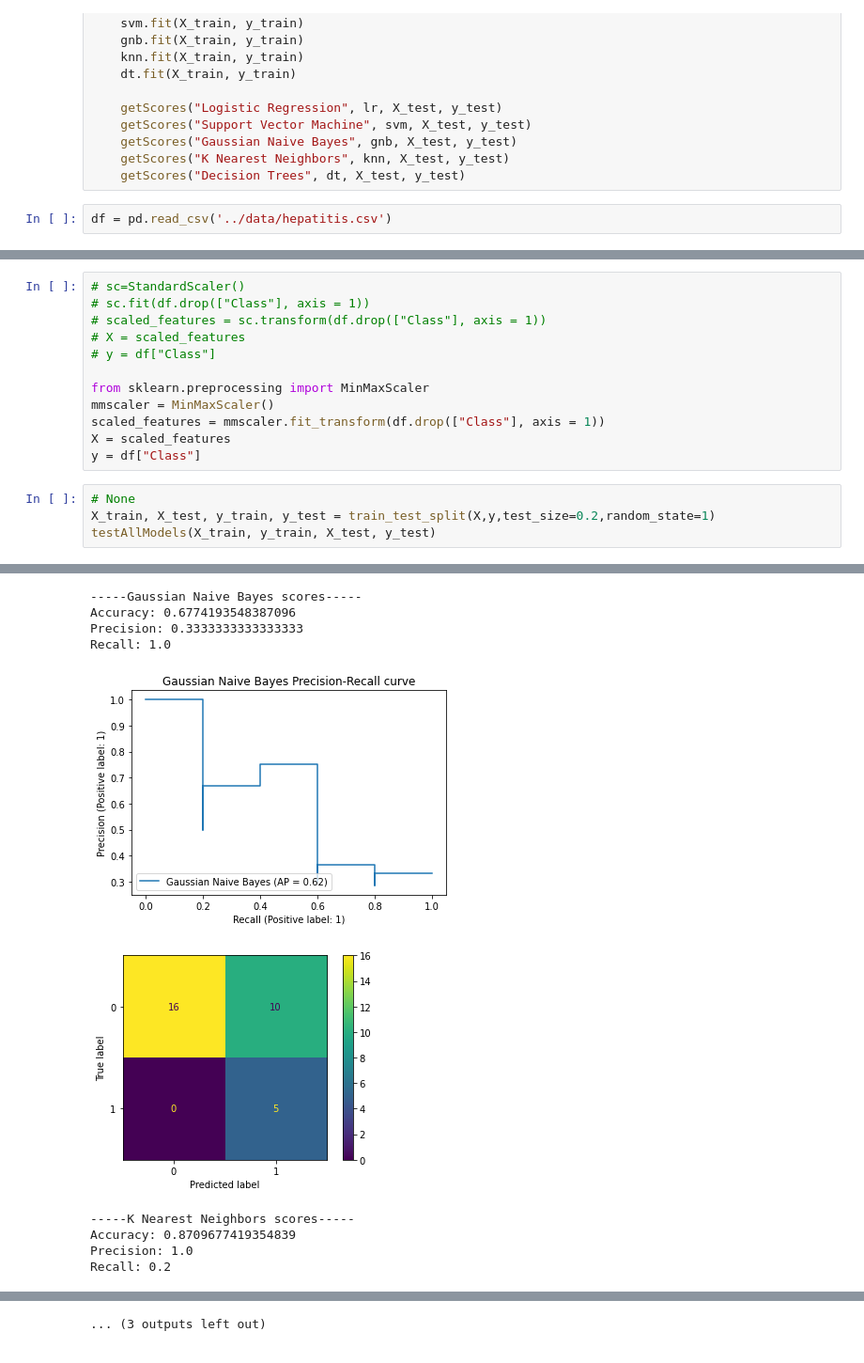
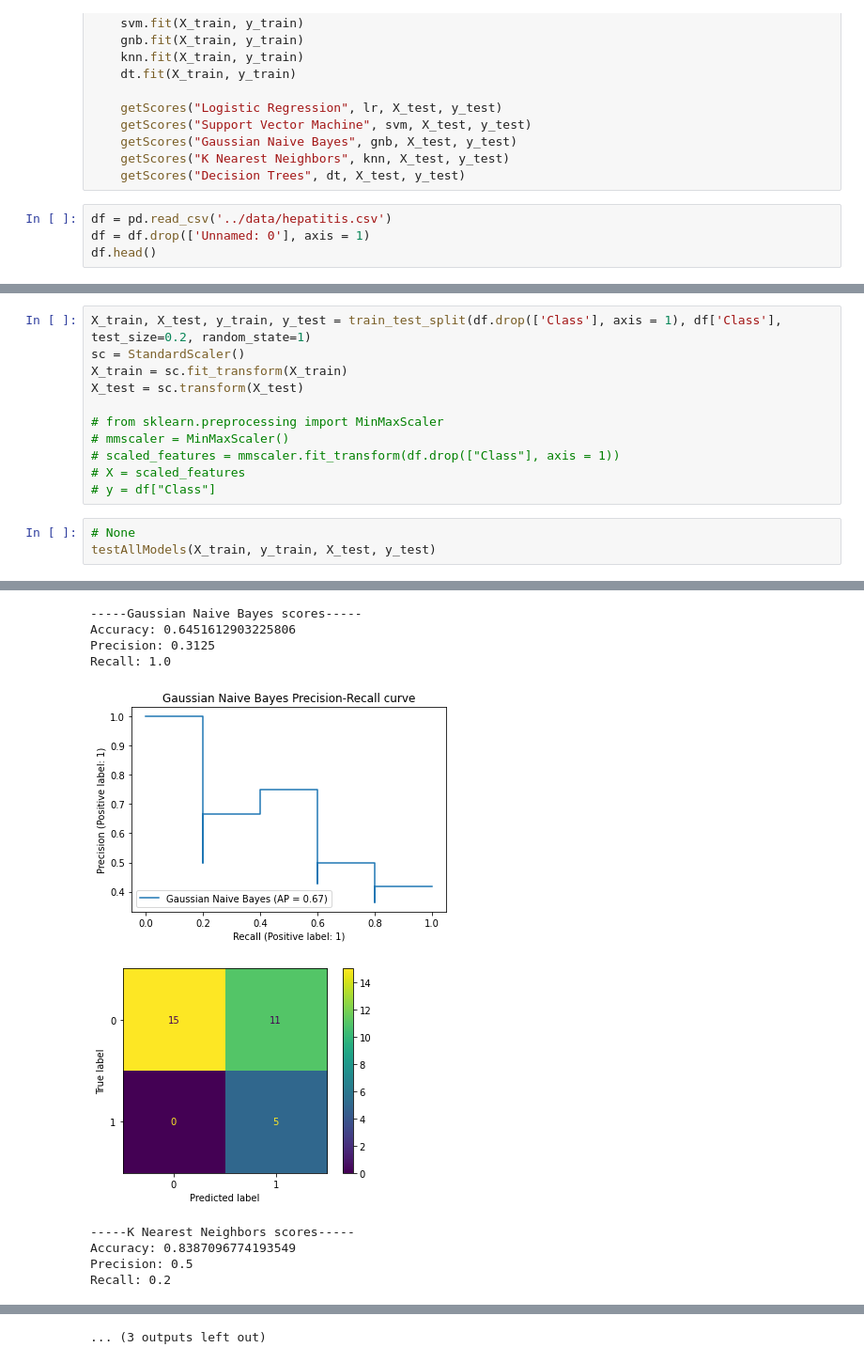
Before and after one commit to Nazarshia2889/Precision-Recall-Adversarial-Network, a Jupyter notebook: src/Standard Classifiers/hepatitisModel.ipynb, the cells around one changed output, grey strips where cells are left out. Shown at 94% size. Saved outputs shown, nothing was run; the diff lists cells and outputs as text.

```diff
--- a/src/Standard Classifiers/hepatitisModel.ipynb
+++ b/src/Standard Classifiers/hepatitisModel.ipynb
@@ -77,3 +77,5 @@ def testAllModels(X_train, y_train, X_test, y_test):
     getScores("Decision Trees", dt, X_test, y_test)
 # %%
 df = pd.read_csv('../data/hepatitis.csv')
+df = df.drop(['Unnamed: 0'], axis = 1)
+df.head()
@@ -80,18 +89,16 @@ df = pd.read_csv('../data/hepatitis.csv')
 # %%
-# sc=StandardScaler()
-# sc.fit(df.drop(["Class"], axis = 1))
-# scaled_features = sc.transform(df.drop(["Class"], axis = 1))
+X_train, X_test, y_train, y_test = train_test_split(df.drop(['Class'], axis = 1), df['Class'], test_size=0.2, random_state=1)
+sc = StandardScaler()
+X_train = sc.fit_transform(X_train)
+X_test = sc.transform(X_test)
+
+# from sklearn.preprocessing import MinMaxScaler
+# mmscaler = MinMaxScaler()
+# scaled_features = mmscaler.fit_transform(df.drop(["Class"], axis = 1))
 # X = scaled_features
 # y = df["Class"]
-
-from sklearn.preprocessing import MinMaxScaler
-mmscaler = MinMaxScaler()
-scaled_features = mmscaler.fit_transform(df.drop(["Class"], axis = 1))
-X = scaled_features
-y = df["Class"]
 # %%
 # None
-X_train, X_test, y_train, y_test = train_test_split(X,y,test_size=0.2,random_state=1)
 testAllModels(X_train, y_train, X_test, y_test)
 # %% [output]
 -----Logistic Regression scores-----
@@ -108,11 +115,11 @@ Recall: 0.4
 [figure]
 -----Gaussian Naive Bayes scores-----
-Accuracy: 0.6774193548387096
-Precision: 0.3333333333333333
+Accuracy: 0.6451612903225806
+Precision: 0.3125
 Recall: 1.0
-[figure, old version]
+[figure, new version]
-[figure, old version]
+[figure, new version]
 -----K Nearest Neighbors scores-----
-Accuracy: 0.8709677419354839
-Precision: 1.0
+Accuracy: 0.8387096774193549
+Precision: 0.5
 Recall: 0.2
```
Also changed, not shown: parts of 6 cells of this notebook, 4 other files.
